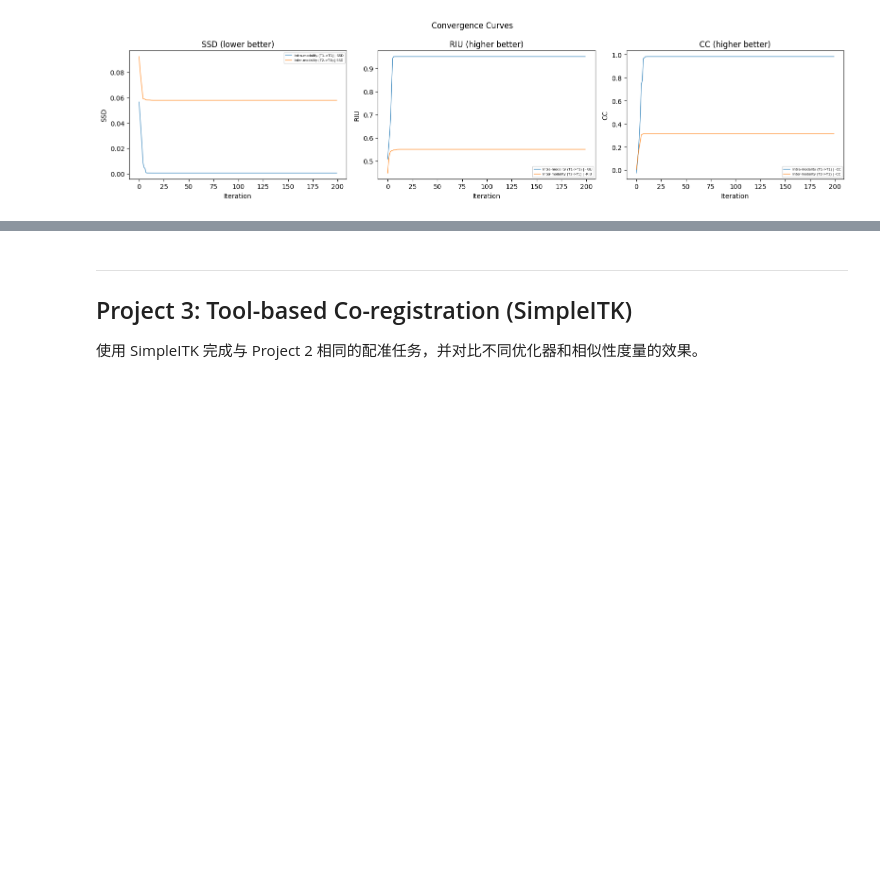
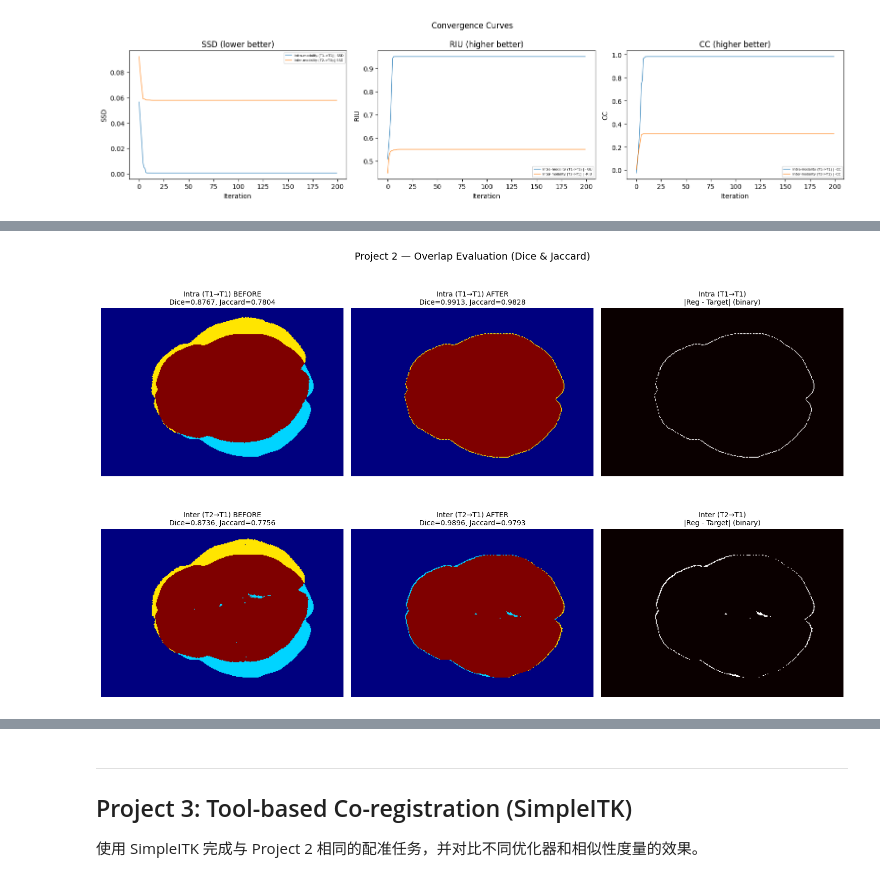
Before and after one commit to Ethereal-26857/DIP_project, a Jupyter notebook: LAB6/LAB6_3230100700_debug.ipynb, the cells around one changed output, grey strips where cells are left out. Saved outputs shown, nothing was run; the diff lists cells and outputs as text; code cells hidden in the pictures; blank space fills up the shorter version.

```diff
--- a/LAB6/LAB6_3230100700_debug.ipynb
+++ b/LAB6/LAB6_3230100700_debug.ipynb
@@ -544,3 +536,98 @@ plt.suptitle('Convergence Curves'); plt.tight_layout(); plt.show()
 # %% [output]
 [figure]
 [figure]
+# %%
+# ============================================================
+# 10. Image Overlap Evaluation (Dice Coefficient & Jaccard Index)
+# ============================================================
+def binarize(img, threshold_ratio=0.05):
+    """Binarize image via threshold for overlap computation."""
+    thresh = img.max() * threshold_ratio
+    return (img > thresh).astype(np.int32)
+
+def dice_coefficient(bin_a, bin_b):
+    """Dice = 2|A∩B| / (|A| + |B|), range [0,1], higher=better."""
+    intersection = np.sum(bin_a * bin_b)
+    total = np.sum(bin_a) + np.sum(bin_b)
+    return 2.0 * intersection / (total + 1e-10)
+
+def jaccard_index(bin_a, bin_b):
+    """Jaccard = |A∩B| / |A∪B|, range [0,1], higher=better."""
+    intersection = np.sum(bin_a * bin_b)
+    union = np.sum((bin_a + bin_b) > 0)
+    return intersection / (union + 1e-10)
+
+# Compute binary masks for all registered images
+t1_reg_bin  = binarize(t1_reg)
+t2_reg_bin  = binarize(t2_reg)
+t1_bin      = binarize(t1_norm)
+t1_tran_bin = binarize(t1_trans)
+t2_tran_bin = binarize(t2_trans)
+
+# ============================================================
+# 10a. Overlap table
+# ============================================================
+print('='*75)
+print('OVERLAP EVALUATION — Dice Coefficient & Jaccard Index')
+print('='*75)
+print(f"{'Comparison':<35} {'Dice':>10} {'Jaccard':>10}  {'Improvement':>14}")
+print('-'*70)
+
+# Intra-modality
+d_before_i = dice_coefficient(t1_bin, t1_tran_bin)
+j_before_i = jaccard_index(t1_bin, t1_tran_bin)
+d_after_i  = dice_coefficient(t1_bin, t1_reg_bin)
+j_after_i  = jaccard_index(t1_bin, t1_reg_bin)
+print(f"{'Intra (T1->T1) BEFORE':<35} {d_before_i:>10.4f} {j_before_i:>10.4f}")
+print(f"{'Intra (T1->T1) AFTER':<35} {d_after_i:>10.4f} {j_after_i:>10.4f}  "
+      f"{'Δ Dice='+f'{d_after_i-d_before_i:+.4f}':>14}")
+
+# Inter-modality
+d_before_e = dice_coefficient(t1_bin, t2_tran_bin)
+j_before_e = jaccard_index(t1_bin, t2_tran_bin)
+d_after_e  = dice_coefficient(t1_bin, t2_reg_bin)
+j_after_e  = jaccard_index(t1_bin, t2_reg_bin)
+print(f"{'Inter (T2->T1) BEFORE':<35} {d_before_e:>10.4f} {j_before_e:>10.4f}")
+print(f"{'Inter (T2->T1) AFTER':<35} {d_after_e:>10.4f} {j_after_e:>10.4f}  "
+      f"{'Δ Dice='+f'{d_after_e-d_before_e:+.4f}':>14}")
+
+print(f"\n--- Summary ---")
+print(f"Intra: Dice {d_before_i:.4f} → {d_after_i:.4f} "
+      f"(Δ={d_after_i-d_before_i:+.4f}), "
+      f"Jaccard {j_before_i:.4f} → {j_after_i:.4f} "
+      f"(Δ={j_after_i-j_before_i:+.4f})")
+print(f"Inter: Dice {d_before_e:.4f} → {d_after_e:.4f} "
+      f"(Δ={d_after_e-d_before_e:+.4f}), "
+      f"Jaccard {j_before_e:.4f} → {j_after_e:.4f} "
+      f"(Δ={j_after_e-j_before_e:+.4f})")
+
+# ============================================================
+# 10b. Overlap visualization
+# ============================================================
+fig, axes = plt.subplots(2, 3, figsize=(15, 10))
+# Color legend: 0=background(black), 1=target only(red), 2=moving only(green), 3=overlap(yellow)
+for ax_row, label, bin_ref, bin_before, bin_after, d_b, j_b, d_a, j_a in [
+    (0, 'Intra (T1→T1)', t1_bin, t1_tran_bin, t1_reg_bin,
+     d_before_i, j_before_i, d_after_i, j_after_i),
+    (1, 'Inter (T2→T1)', t1_bin, t2_tran_bin, t2_reg_bin,
+     d_before_e, j_before_e, d_after_e, j_after_e),
+]:
+    axes[ax_row, 0].imshow(bin_ref.T + 2*bin_before.T, cmap='jet',
+                           origin='lower', vmin=0, vmax=3)
+    axes[ax_row, 0].set_title(f'{label} BEFORE\nDice={d_b:.4f}, Jaccard={j_b:.4f}',
+                              fontsize=10)
+    axes[ax_row, 0].axis('off')
+
+    axes[ax_row, 1].imshow(bin_ref.T + 2*bin_after.T, cmap='jet',
+                           origin='lower', vmin=0, vmax=3)
+    axes[ax_row, 1].set_title(f'{label} AFTER\nDice={d_a:.4f}, Jaccard={j_a:.4f}',
+                              fontsize=10)
+    axes[ax_row, 1].axis('off')
+
+    axes[ax_row, 2].imshow(np.abs(bin_after - bin_ref).T, cmap='hot', origin='lower')
+    axes[ax_row, 2].set_title(f'{label}\n|Reg - Target| (binary)', fontsize=10)
+    axes[ax_row, 2].axis('off')
+
+plt.suptitle('Project 2 — Overlap Evaluation (Dice & Jaccard)', fontsize=14)
+plt.tight_layout(); plt.show()
+# %% [output]
@@ -546,0 +647 @@ plt.suptitle('Convergence Curves'); plt.tight_layout(); plt.show()
+[figure, added]
```
Also changed, not shown: parts of 8 cells of this notebook, 24 other files.
